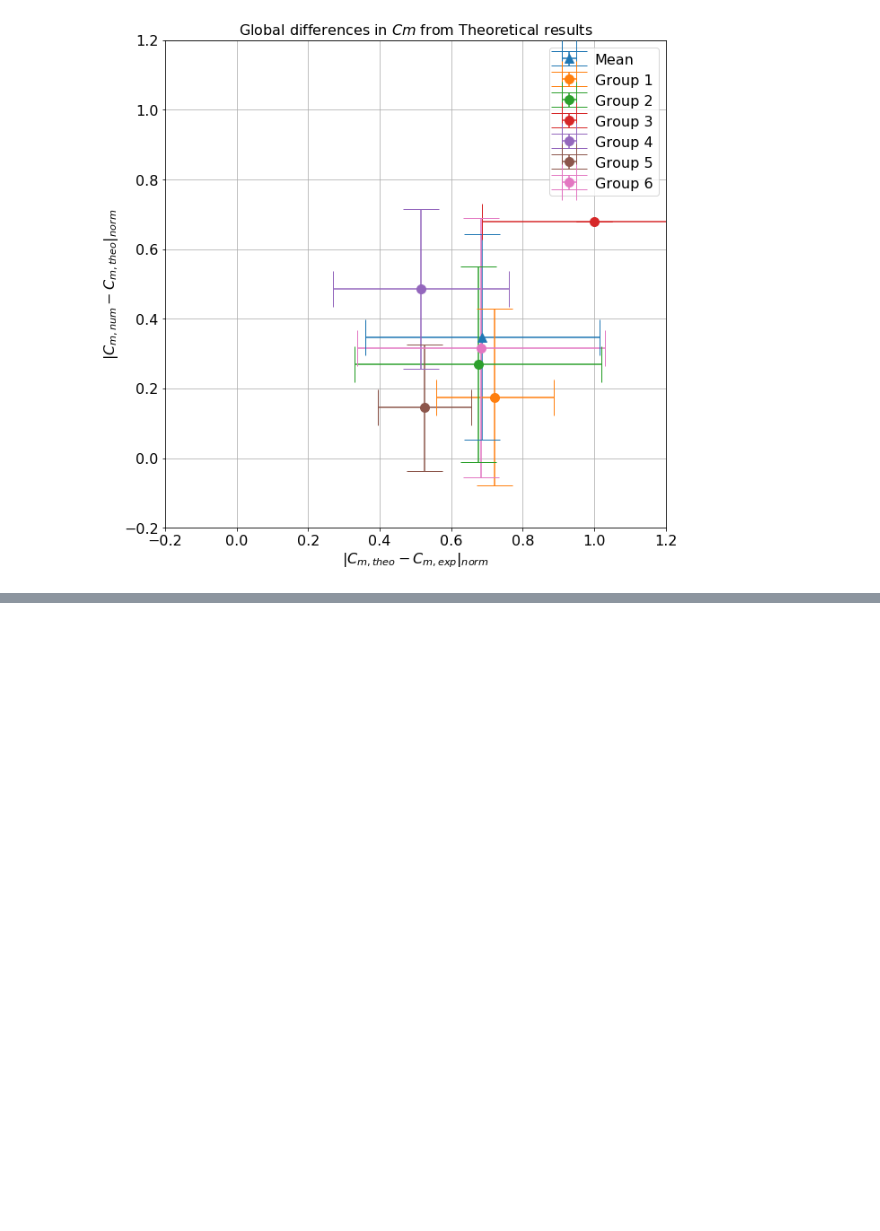
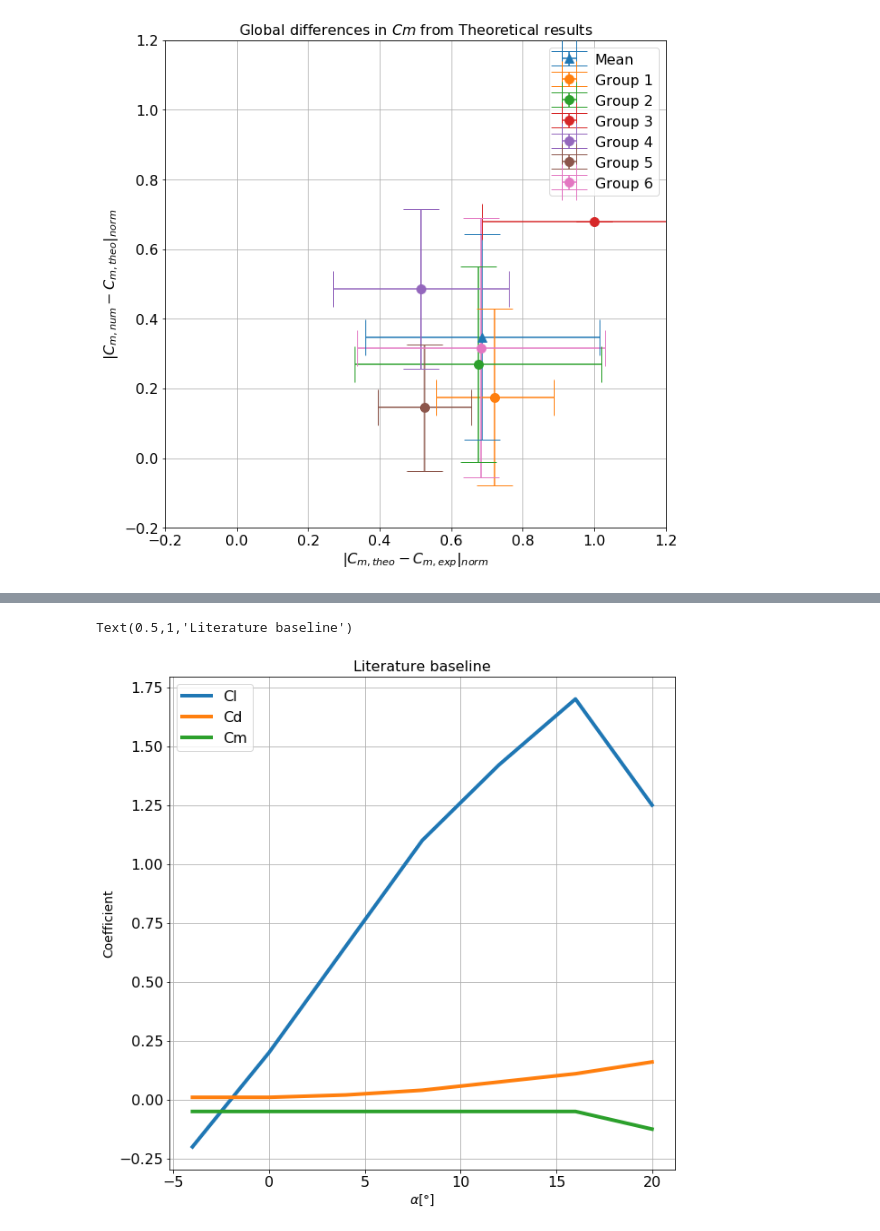
Before and after one commit to sercharpak/NFS_P2, a Jupyter notebook: NFS-P2-Comparison.ipynb, the cells around one changed output, grey strips where cells are left out. Drawn from its saved outputs; the diff is of its cells as text; code cells hidden in the pictures; blank space fills up the shorter version.

Commit message:
Plotting against literature results

```diff
--- a/NFS-P2-Comparison.ipynb
+++ b/NFS-P2-Comparison.ipynb
@@ -619,0 +622,5 @@ for x_mean_theo_exp, x_std_theo_exp, x_mean_num_exp, x_std_num_exp, x_mean_num_t
+# %%
+#Importing the NACA/NASA file
+literature_file = "data/Nasa_Results.csv"
+test = np.genfromtxt(literature_file,delimiter=",")
+print(test)
@@ -619,0 +637,15 @@ for x_mean_theo_exp, x_std_theo_exp, x_mean_num_exp, x_std_num_exp, x_mean_num_t
+# %%
+group_number_file, header_columns, x_literature = import_data_group(literature_file)
+# %%
+fig = plt.figure(figsize=(10,10))
+for x_arr, label in zip(x_literature.T, header_columns):
+    plt.plot(alpha, x_arr, label=label, linewidth =4)
+plt.ylabel("Coefficient",fontsize='14')
+plt.xlabel(r'$\alpha$[$\degree$]',fontsize='14')
+plt.tick_params(labelsize=16)
+plt.legend(fontsize='16')
+plt.grid()
+plt.title("Literature baseline", fontsize='16')
+# %% [output]
+Text(0.5,1,'Literature baseline')
+[figure, added]
```
Also changed, not shown: parts of 8 cells of this notebook, 1 other file.
